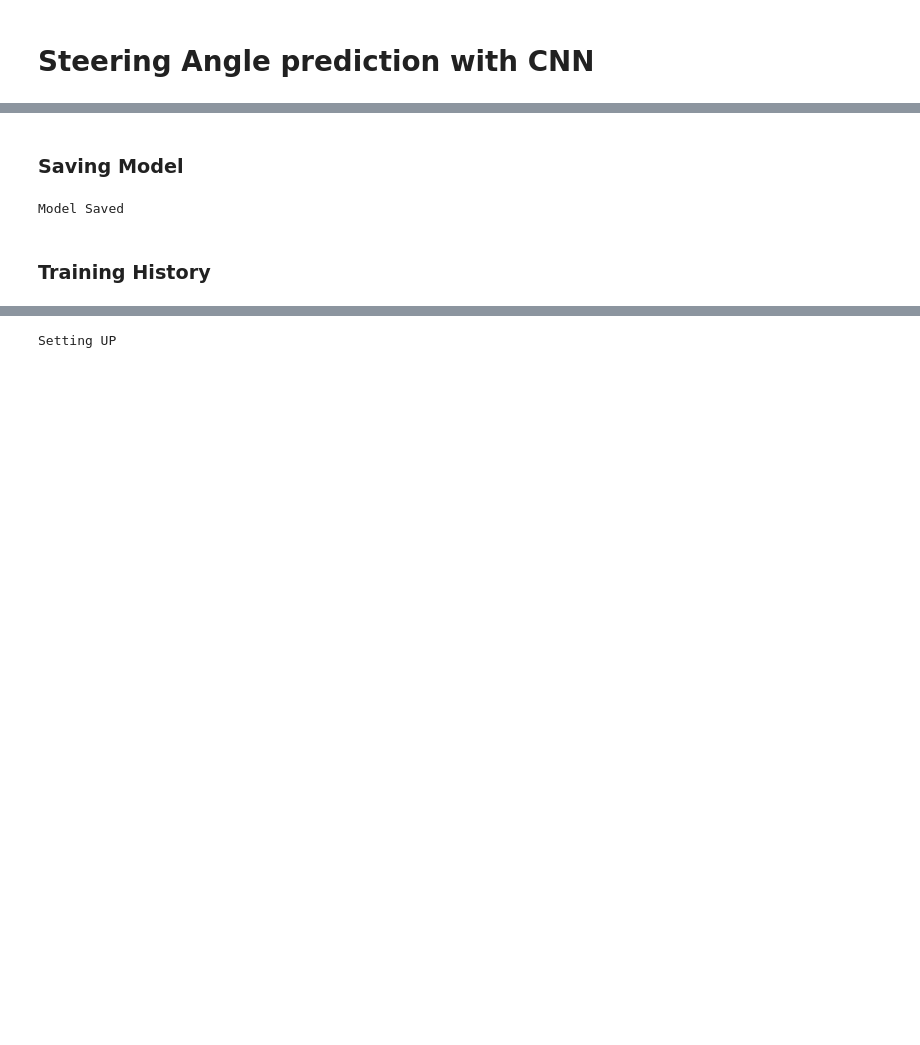
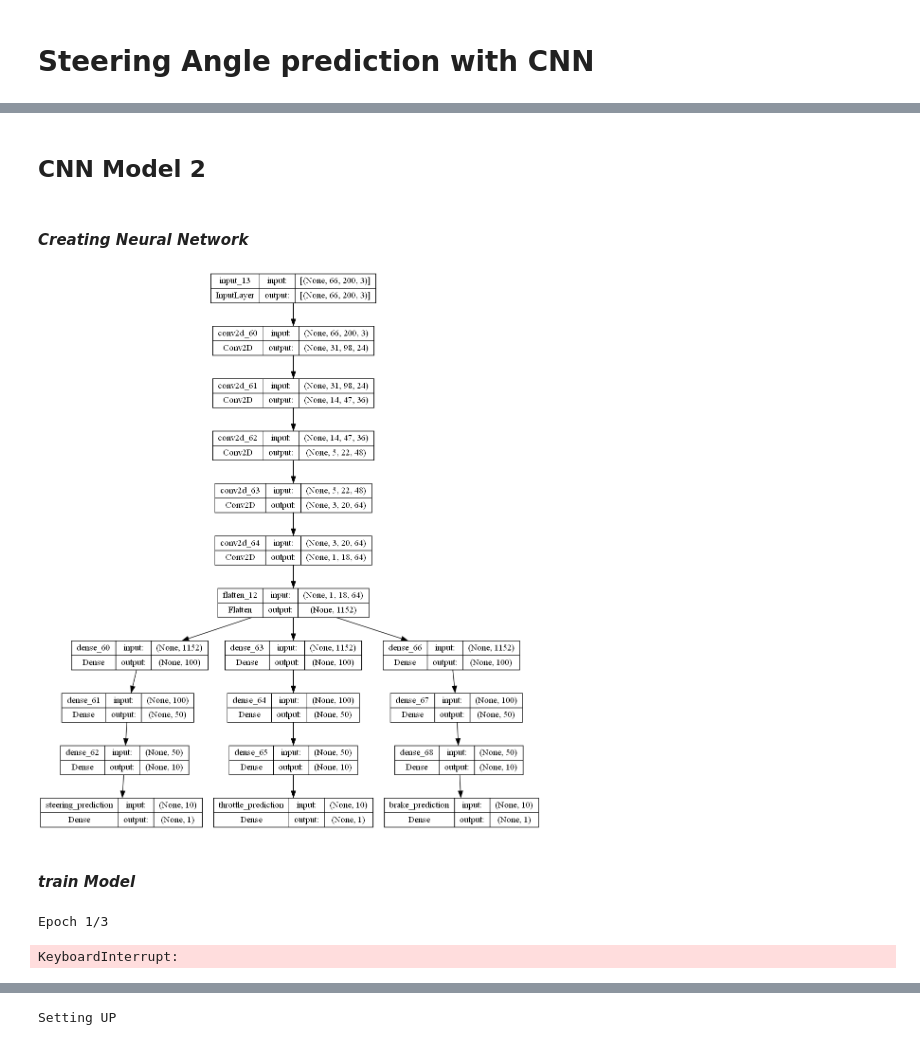
Before and after one commit to hasibkyau/Udacity_AVs, a Jupyter notebook: DrivingBehaviorClonning.ipynb, the cells around one changed output, grey strips where cells are left out. Cells and saved outputs as stored; diff of their text form; code cells hidden in the pictures; blank space fills up the shorter version.

```diff
--- a/DrivingBehaviorClonning.ipynb
+++ b/DrivingBehaviorClonning.ipynb
@@ -286,9 +280,67 @@ Epoch 10/10
+# %% [markdown]
+## CNN Model 2
+# %% [markdown]
+#### *Creating Neural Network*
+# %%
+import tensorflow as tf
+
+input_layer = tf.keras.layers.Input(shape=(66, 200, 3))
+# input_layer = tf.keras.models.Sequential()
+conv = (tf.keras.layers.Conv2D(24, (5, 5), (2, 2), input_shape=(66, 200, 3), activation='elu'))(input_layer)
+conv = (tf.keras.layers.Conv2D(36, (5, 5), (2, 2), activation='elu'))(conv)
+conv = (tf.keras.layers.Conv2D(48, (5, 5), (2, 2), activation='elu'))(conv)
+conv = (tf.keras.layers.Conv2D(64, (3, 3), activation='elu'))(conv)
+conv = (tf.keras.layers.Conv2D(64, (3, 3), activation='elu'))(conv)
+
+flatten = (tf.keras.layers.Flatten())(conv)
+
+dense = (tf.keras.layers.Dense(100, activation='elu'))(flatten)
+dense = (tf.keras.layers.Dense(50, activation='elu'))(dense)
+dense = (tf.keras.layers.Dense(10, activation='elu'))(dense)
+steering_output = tf.keras.layers.Dense(1, activation='linear', name = "steering_prediction")(dense)
+
+dense = (tf.keras.layers.Dense(100, activation='elu'))(flatten)
+dense = (tf.keras.layers.Dense(50, activation='elu'))(dense)
+dense = (tf.keras.layers.Dense(10, activation='elu'))(dense)
+throttle_output = tf.keras.layers.Dense(1, activation='linear', name = "throttle_prediction")(dense)
+
+dense = (tf.keras.layers.Dense(100, activation='elu'))(flatten)
+dense = (tf.keras.layers.Dense(50, activation='elu'))(dense)
+dense = (tf.keras.layers.Dense(10, activation='elu'))(dense)
+brake_output = tf.keras.layers.Dense(1, activation='linear', name = "brake_prediction")(dense)
+# speed_output = tf.keras.layers.Dense(1, activation='elu', name = "speed_prediction")(dense)
+
+# output_list = [steering_output, throttle_output, brake_output, speed_output]
+output_list = [steering_output, throttle_output, brake_output]
+
+Model2 = tf.keras.Model(inputs = input_layer, outputs = output_list)
+# model_1.add(output_list)
+
+Model2.compile(optimizer=tf.keras.optimizers.Adam(0.0001), loss=['mse','mse','mse','mse'], metrics='acc')
+tf.keras.utils.plot_model(Model2, show_shapes=True)
+# %% [output]
+[figure, added]
 # %% [markdown]
-### **Saving Model**
+#### *train Model*
-# %%
-Model.save('Behavior.h5')
-print('Model Saved')
-# %% [output]
-Model Saved
-# %% [markdown]
-### **Training History**
+# %%
+yTrain = np.asarray(yTrain).astype(np.float32)
+yVal = np.asarray(yVal).astype(np.float32)
+
+history = Model2.fit(batchGen(xTrain, yTrain, 10, 1),
+                                  steps_per_epoch=100,
+                                  epochs=3,
+                                  validation_data=batchGen(xVal, yVal, 10, 0),
+                                  validation_steps=100)
+
+Model.save('Model2.h5')
+print('Model Saved')
+
+plt.plot(history.history['loss'])
+plt.plot(history.history['val_loss'])
+plt.legend(['Training', 'Validation'])
+plt.title('Loss')
+plt.xlabel('Epoch')
+plt.show()
+# %% [output]
+Epoch 1/3
+KeyboardInterrupt:
```
Also changed, not shown: parts of 54 cells of this notebook, 6 other files.
